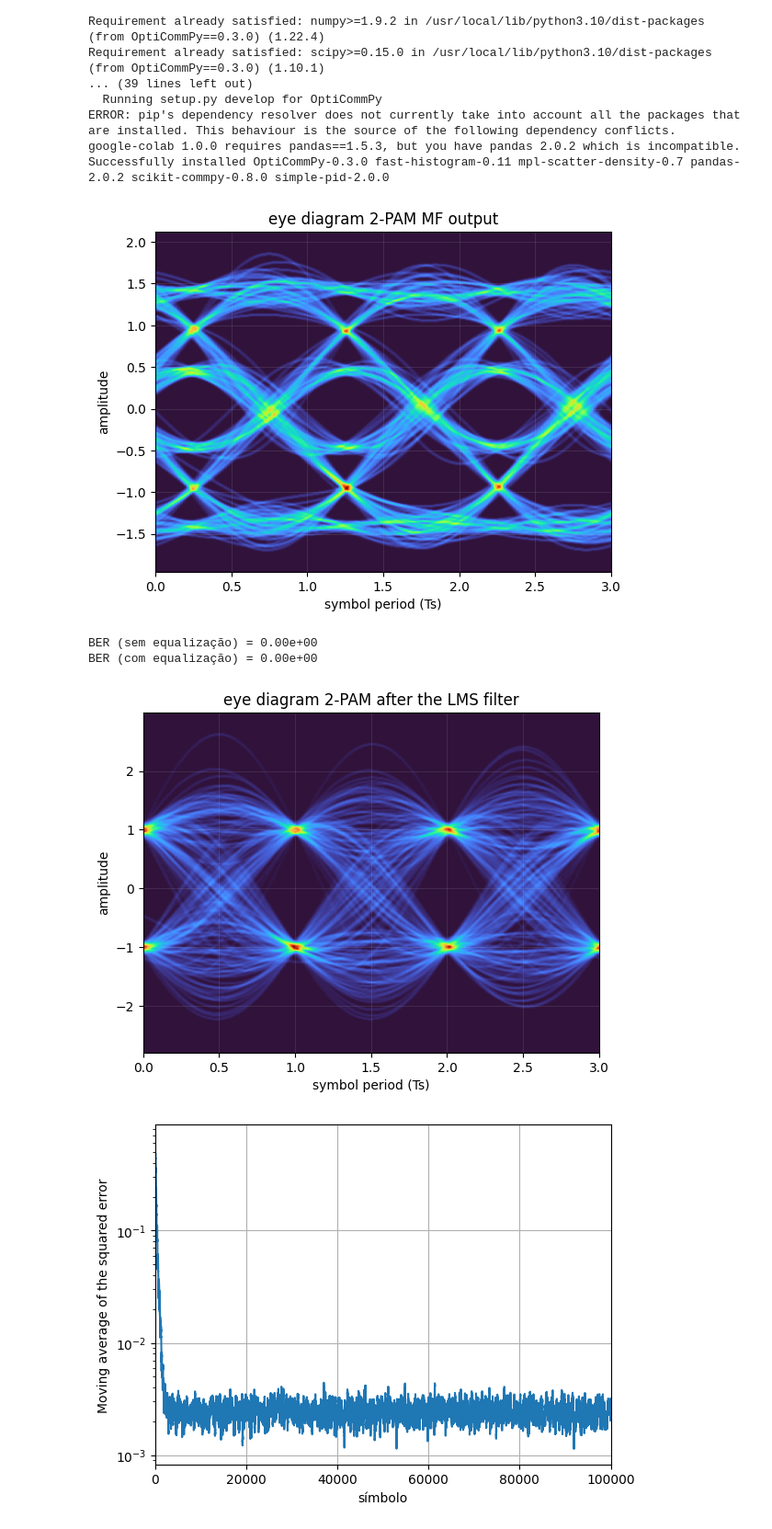
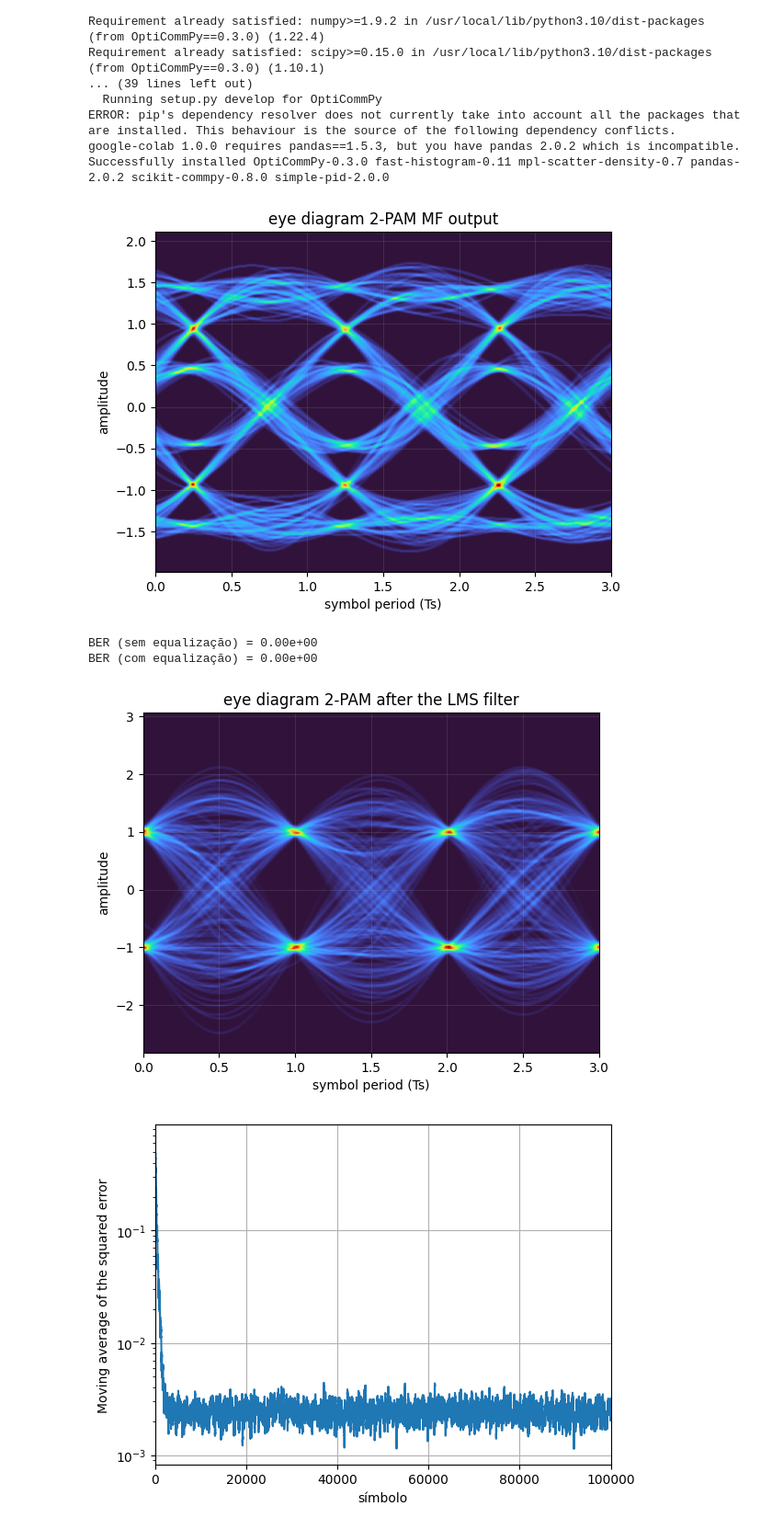
Before and after one commit to edsonportosilva/TDI, a Jupyter notebook: jupyter/Listas/Equalização linear com LMS.ipynb, the cells around one changed output. Shown at 92% size. Saved outputs shown, nothing was run; the diff lists cells and outputs as text; code cells hidden in the pictures.

```diff
--- a/jupyter/Listas/Equalização linear com LMS.ipynb
+++ b/jupyter/Listas/Equalização linear com LMS.ipynb
@@ -127,6 +127,7 @@ sigTx = pnorm(sigTx)
 
 # canal
 sigCh = firFilter(hch, sigTx)
+sigCh = pnorm(sigCh)
 
 # ruído gaussiano branco
 Nsamples = sigTx.size
@@ -149,37 +150,37 @@ eyediagram(sigRx, Nsamples, SpS, plotlabel= str(M)+'-'+constType.upper()+' MF ou
 y = sigRx[1::SpS].real
 y = pnorm(y)
 
 # detector ML
 bitsRx = demodulateGray(np.sqrt(Es)*y, M, constType)
 
 # Calcula BER sem equalização
 discard = int(0.25*len(bitsTx))
 BERpre = np.mean(bitsRx[discard:]^bitsTx[discard:])
 
 # equalizador LMS
 symbRx, h_eq, squaredError = lms(y, symbTx, Ntaps, μ)
 symbRx = pnorm(symbRx)
 
 # detector ML
 bitsRx = demodulateGray(np.sqrt(Es)*symbRx, M, constType)
 
 # Calcula BER após equalização
 discard = int(0.25*len(bitsTx))
 BERpos = np.mean(bitsRx[discard:]^bitsTx[discard:])
 
 print(f'BER (sem equalização) = {BERpre:.2e}')
 print(f'BER (com equalização) = {BERpos:.2e}')
 
 # aplicando o filtro obtido pelo equalizador LMS no sinal obtido na saída do filtro casado
 sigLMS = firFilter(upsample(h_eq, SpS), firFilter(pulse, sigCh+ruido))
 
 # observando o diagrama de olho como se o filtro obtido pelo equalizador LMS já fosse conhecido e aplicado diretamente na saída do filtro casado
 eyediagram(pnorm(sigLMS), Nsamples, SpS, plotlabel= str(M)+'-'+constType.upper()+' after the LMS filter', ptype='fancy')
 # %% [output]
-[figure, old version]
+[figure, new version]
 BER (sem equalização) = 0.00e+00
 BER (com equalização) = 0.00e+00
-[figure, old version]
+[figure, new version]
 # %%
 L = 100
 MA_SE = np.convolve(np.ones(L)/L, squaredError, 'same')
```
